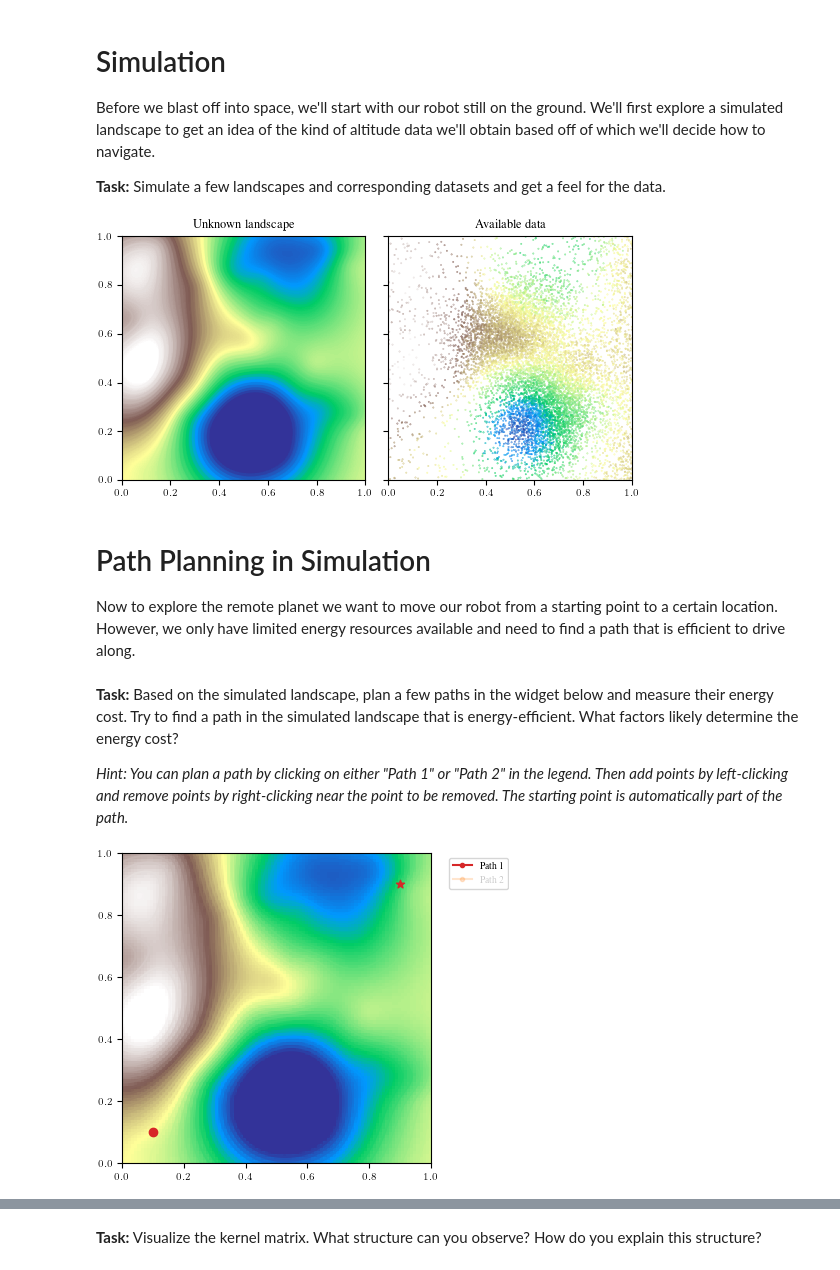
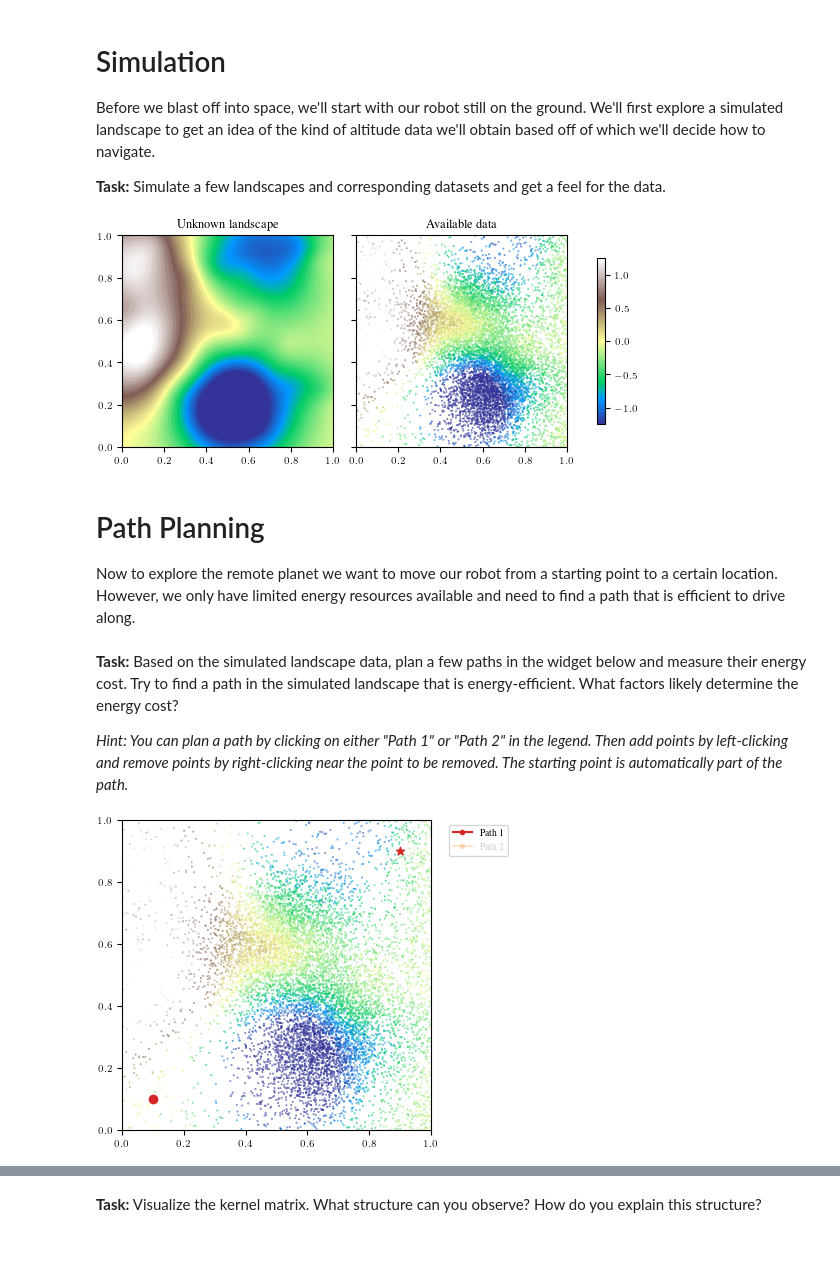
Before and after one commit to probabilistic-numerics/probnum-spring-school, a Jupyter notebook: 2023_tutorials/computation_aware_gps/tutorial_path_planning.ipynb, the cells around one changed output, grey strips where cells are left out. Cells and saved outputs as stored; diff of their text form; code cells hidden in the pictures.

```diff
--- a/2023_tutorials/computation_aware_gps/tutorial_path_planning.ipynb
+++ b/2023_tutorials/computation_aware_gps/tutorial_path_planning.ipynb
@@ -64,47 +63,54 @@ simulated_train_data = Dataset(simulated_landscape_fn, num=num_train_data, seed=
 # %%
 plt.close()
 
 with plt.rc_context(bundles.neurips2022(usetex=True, rel_width=1.0)):
     fig, axs = plt.subplots(ncols=2, sharex="row", sharey="row")
 
     # Plot simulated landscape
     x0s = np.linspace(0, 1.0, 100)
     x1s = np.linspace(0, 1.0, 100)
     X0, X1 = np.meshgrid(x0s, x1s)
     X_test = np.vstack([X0.ravel(), X1.ravel()]).T
     F = simulated_landscape_fn(X_test).reshape(X0.shape)
+
     axs[0].contour(X0, X1, F, levels=50, cmap="terrain", norm=cmap_norm)
-    axs[0].imshow(
-        F,
-        origin="lower",
-        extent=(0.0, 1.0, 0.0, 1.0),
-        cmap="terrain",
-        norm=cmap_norm
+    im = axs[0].imshow(
+        F, origin="lower", extent=(0.0, 1.0, 0.0, 1.0), cmap="terrain", norm=cmap_norm
     )
 
     # Simulated landscape data
-    n_subset = np.minimum(10000, num_train_data) # Subset training data for plot
-    axs[1].scatter(simulated_train_data.X[0:n_subset, 0], simulated_train_data.X[0:n_subset, 1], c=simulated_train_data.y[0:n_subset], cmap="terrain", s=0.1)
+    n_subset = np.minimum(10000, num_train_data)  # Subset training data for plot
+    axs[1].scatter(
+        simulated_train_data.X[0:n_subset, 0],
+        simulated_train_data.X[0:n_subset, 1],
+        c=simulated_train_data.y[0:n_subset],
+        cmap="terrain",
+        s=0.1,
+        norm=cmap_norm,
+    )
+
+    # Color bar
+    fig.colorbar(im, ax=axs.ravel().tolist(), shrink=0.5)
 
     # Plot settings
     axs[0].set_aspect("equal")
     axs[1].set_aspect("equal")
     axs[1].set_xlim(0, 1.0)
     axs[1].set_ylim(0, 1.0)
     axs[0].set(title="Unknown landscape")
     axs[1].set(title="Available data")
     plt.show()
 # %% [output]
-[figure, old version]
+[figure, new version]
 # %% [markdown]
-# Path Planning in Simulation
+# Path Planning
 
 Now to explore the remote planet we want to move our robot from a starting point to a certain location. However, we only have limited energy resources available and need to find a path that is efficient to drive along.
 # %%
 startpoint = np.asarray([0.1, 0.1])
 endpoint = np.asarray([0.9, 0.9])
 # %% [markdown]
-**Task:** Based on the simulated landscape, plan a few paths in the widget below and measure their energy cost. Try to find a path in the simulated landscape that is energy-efficient. What factors likely determine the energy cost?
+**Task:** Based on the simulated landscape data, plan a few paths in the widget below and measure their energy cost. Try to find a path in the simulated landscape that is energy-efficient. What factors likely determine the energy cost?
 
 *Hint: You can plan a path by clicking on either "Path 1" or "Path 2" in the legend. Then add points by left-clicking and remove points by right-clicking near the point to be removed. The starting point is automatically part of the path.*
 # %%
@@ -113,15 +119,21 @@ plt.close()
 with plt.rc_context(bundles.neurips2022(usetex=True, rel_width=1.0)):
     fig, ax = plt.subplots()
 
-    # # Landscape data
-    # n_subset = np.minimum(10000, num_train_data) # Subset training data for plot
-    # ax.scatter(simulated_train_data.X[0:n_subset, 0], simulated_train_data.X[0:n_subset, 1], c=simulated_train_data.y[0:n_subset], cmap="terrain", s=0.1)
+    # Landscape data
+    ax.scatter(
+        simulated_train_data.X[0:n_subset, 0],
+        simulated_train_data.X[0:n_subset, 1],
+        c=simulated_train_data.y[0:n_subset],
+        cmap="terrain",
+        s=0.1,
+        norm=cmap_norm,
+    )
 
-    # Simulated landscape
-    ax.contour(X0, X1, F, levels=50, cmap="terrain", norm=cmap_norm)
-    ax.imshow(
-        F, origin="lower", extent=(0.0, 1.0, 0.0, 1.0), cmap="terrain", norm=cmap_norm
-    )
+    # # Simulated landscape
+    # ax.contour(X0, X1, F, levels=50, cmap="terrain", norm=cmap_norm)
+    # ax.imshow(
+    #     F, origin="lower", extent=(0.0, 1.0, 0.0, 1.0), cmap="terrain", norm=cmap_norm
+    # )
 
     # Plot start and endpoints
     ax.scatter(startpoint[0], startpoint[1], marker="o", color="C3", zorder=10)
@@ -141,7 +153,7 @@ with plt.rc_context(bundles.neurips2022(usetex=True, rel_width=1.0)):
     ax.set_ylim(0, 1.0)
     plt.show()
 # %% [output]
-[figure, old version]
+[figure, new version]
 # %%
 # Get paths from widget
 path1 = np.unique(klicker.get_positions()["Path 1"], axis=0)
```
Also changed, not shown: parts of 16 cells of this notebook.
